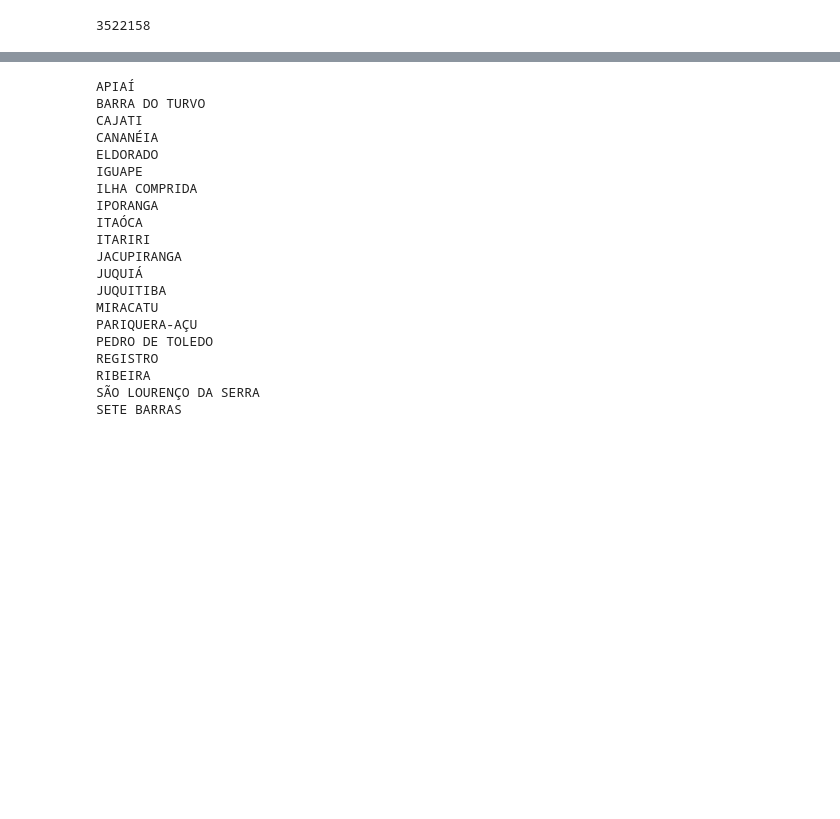
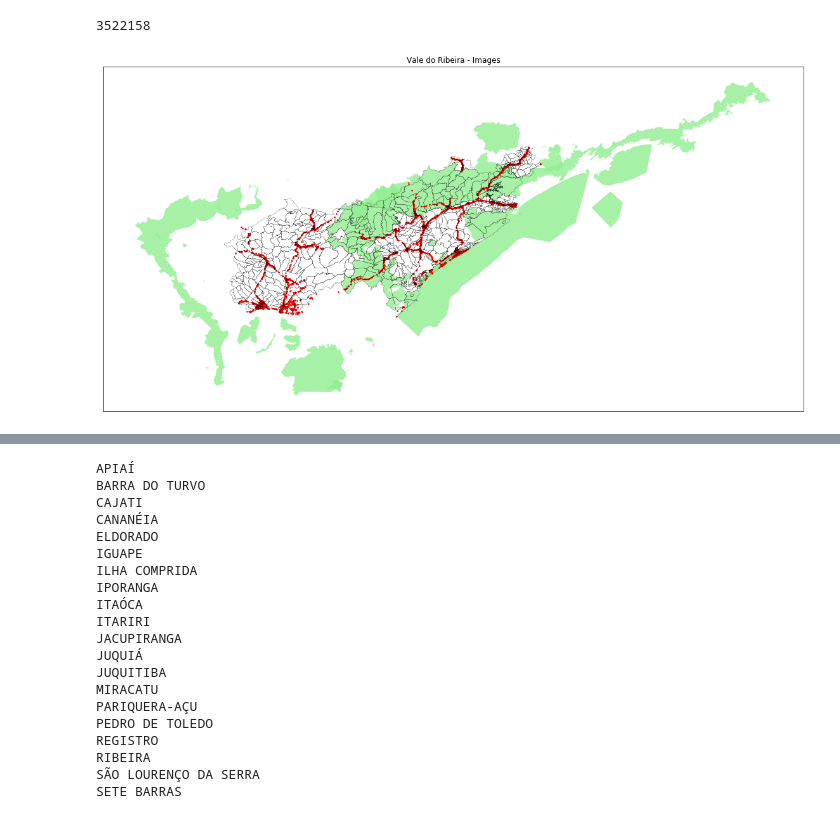
Before and after one commit to PARSECworld/streetsValeRibeira, a Jupyter notebook: street_crawler/2_StreetsImagesAnalysisPlots.ipynb, the cells around one changed output, grey strips where cells are left out. Saved outputs shown, nothing was run; the diff lists cells and outputs as text; code cells hidden in the pictures; blank space fills up the shorter version.

Commit message:
update plot streets

```diff
--- a/street_crawler/2_StreetsImagesAnalysisPlots.ipynb
+++ b/street_crawler/2_StreetsImagesAnalysisPlots.ipynb
@@ -135,3 +123,28 @@ city_dots
 city_codes['ITAÓCA']
 # %% [output]
 3522158
+# %%
+fig, axs= plt.subplots(figsize=(20, 10))
+plt.title('Vale do Ribeira - Images')
+
+#colors = ['lightblue','lightgray','orange', 'yellow', 'salmon', 'linen'', 'cornsilk', 'lightcoral', 'cornflowerblue', 'lightcyan', 'plum', 'lightpink', 'deepskyblue', 'skyblue', 'lightskyblue', 'violet', 'darkviolet', 'aquamarine', 'lavenderblush', 'thistle', 'wheat', 'khaki', 'lavender', 'palevioletred', 'bisque', 'coral', 'peru']
+vr = gpd.read_file('../raw_data/shapefiles/vale_ribeira.dbf')
+uc = gpd.read_file('../raw_data/shapefiles/UnidadesConservação/ucs_filtradas.shx')
+
+vr.boundary.plot(edgecolor='black', ax=axs, linewidth=0.23) #contourn
+uc_plot = uc.plot(ax=axs, color='lightgreen', alpha=0.8)
+
+for city in geo['city'].unique():
+    city_dots = geo[geo['city'] == city]
+    #print(city)
+    city_area = vale[vale['CD_GEOCODM'] == str(city_codes[city])]
+
+    #area_plot = city_area.plot(ax=axs, color='white', alpha=0.5, edgecolor='black')
+    images_plot = city_dots.plot(ax=axs, markersize=0.8, color='red')
+
+axs.axes.get_xaxis().set_visible(False)
+axs.axes.get_yaxis().set_visible(False)
+axs.set_aspect('equal')
+#plot_colorbar(axs)
+# %% [output]
+[figure, added]
```
Also changed, not shown: parts of 6 cells of this notebook.
